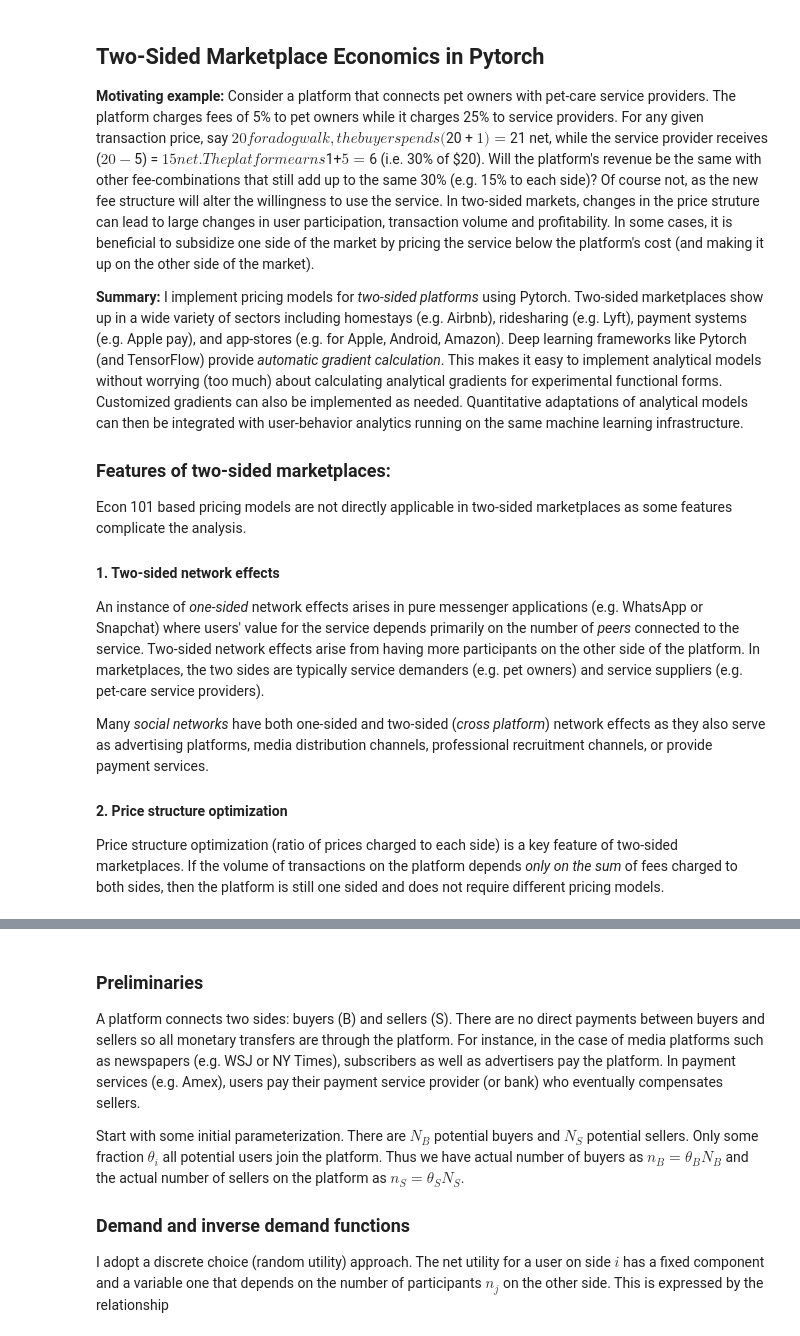
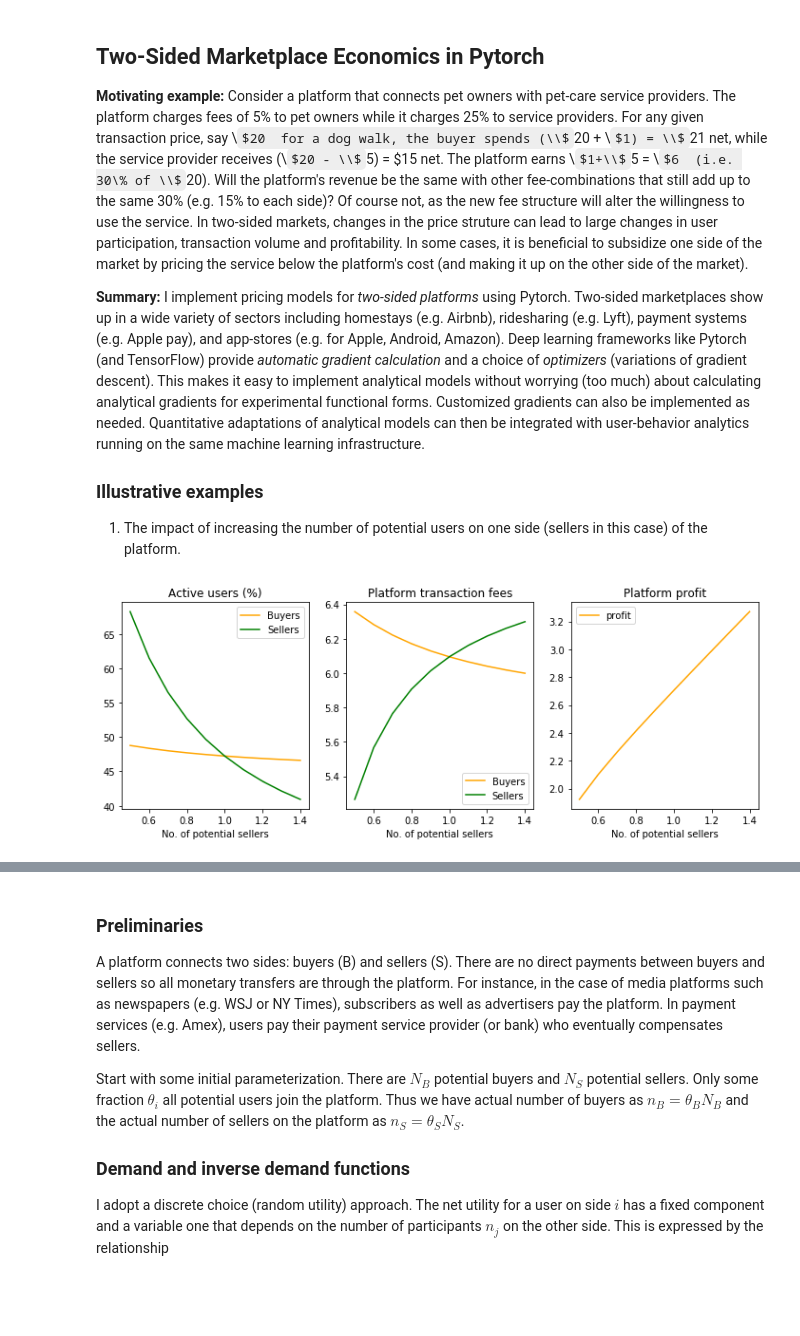
Before and after one commit to optimalbrew/analytics, a Jupyter notebook: Marketplace.ipynb, the cells around one changed output, grey strips where cells are left out. Saved outputs shown, nothing was run; the diff lists cells and outputs as text; code cells hidden in the pictures; some formulas as TeX source; blank space fills up the shorter version.

Commit message:
update plots

```diff
--- a/Marketplace.ipynb
+++ b/Marketplace.ipynb
@@ -1,17 +1,13 @@
 # %% [markdown]
 ## Two-Sided Marketplace Economics in Pytorch
 
-**Motivating example:** Consider a platform that connects pet owners with pet-care service providers. The platform charges fees of 5% to pet owners while it charges 25% to service providers. For any given transaction price, say $20 for a dog walk, the buyer spends ($20 + $1) = $21 net, while the service provider receives ($20 - $5) = $15 net. The platform earns $1+$5 = $6  (i.e. 30% of $20). Will the platform's revenue be the same with other fee-combinations that still add up to the same 30% (e.g. 15% to each side)? Of course not, as the new fee structure will alter the willingness to use the service. In two-sided markets, changes in the price struture can lead to large changes in user participation, transaction volume and profitability. In some cases, it is beneficial to subsidize one side of the market by pricing the service below the platform's cost (and making it up on the other side of the market).
+**Motivating example:** Consider a platform that connects pet owners with pet-care service providers. The platform charges fees of 5% to pet owners while it charges 25\% to service providers. For any given transaction price, say \\$20  for a dog walk, the buyer spends (\\$20 + \\$1) = \\$21 net, while the service provider receives (\\$20 - \\$5) = \$15 net. The platform earns \\$1+\\$5 = \\$6  (i.e. 30\% of \\$20). Will the platform's revenue be the same with other fee-combinations that still add up to the same 30\% (e.g. 15\% to each side)? Of course not, as the new fee structure will alter the willingness to use the service. In two-sided markets, changes in the price struture can lead to large changes in user participation, transaction volume and profitability. In some cases, it is beneficial to subsidize one side of the market by pricing the service below the platform's cost (and making it up on the other side of the market).
 
-**Summary:** I implement pricing models for *two-sided platforms*  using Pytorch. Two-sided marketplaces show up in a wide variety of sectors including homestays (e.g. Airbnb), ridesharing (e.g. Lyft), payment systems (e.g. Apple pay), and app-stores (e.g. for Apple, Android, Amazon). Deep learning frameworks like Pytorch (and TensorFlow) provide *automatic gradient calculation*. This makes it easy to implement analytical models without worrying (too much) about calculating analytical gradients for experimental functional forms. Customized gradients can also be implemented as needed. Quantitative adaptations of analytical models can then be integrated with  user-behavior analytics running on the same machine learning infrastructure.
+**Summary:** I implement pricing models for *two-sided platforms*  using Pytorch. Two-sided marketplaces show up in a wide variety of sectors including homestays (e.g. Airbnb), ridesharing (e.g. Lyft), payment systems (e.g. Apple pay), and app-stores (e.g. for Apple, Android, Amazon). Deep learning frameworks like Pytorch (and TensorFlow) provide *automatic gradient calculation* and a choice of *optimizers* (variations of gradient descent). This makes it easy to implement analytical models without worrying (too much) about calculating analytical gradients for experimental functional forms. Customized gradients can also be implemented as needed. Quantitative adaptations of analytical models can then be integrated with  user-behavior analytics running on the same machine learning infrastructure.
 
-### Features of two-sided marketplaces:
-Econ 101 based pricing models are not directly applicable in two-sided marketplaces as some features complicate the analysis.
-
-#### 1. Two-sided network effects
-An instance of *one-sided* network effects arises in pure messenger applications (e.g. WhatsApp or Snapchat) where users' value for the service depends primarily on the number of *peers* connected to the service. Two-sided network effects arise from having more participants on the other side of the platform. In marketplaces, the two sides are typically service demanders (e.g. pet owners) and service suppliers (e.g. pet-care service providers).
-
-Many *social networks* have both one-sided and two-sided (*cross platform*) network effects as they also serve as advertising platforms, media distribution channels, professional recruitment channels, or provide payment services.
-
-#### 2. Price structure optimization
-Price structure optimization (ratio of prices charged to each side) is a key feature of two-sided marketplaces. If the volume of transactions on the platform depends  *only on the sum* of fees charged to both sides, then the platform is still one sided and does not require different pricing models.
+### Illustrative examples
+1. The impact of increasing the number of potential users  on one side (sellers in this case) of the platform.
+# %%
+market_ex1() #first illustrative example
+# %% [output]
+[figure, added]
```
Also changed, not shown: parts of 12 cells of this notebook.
